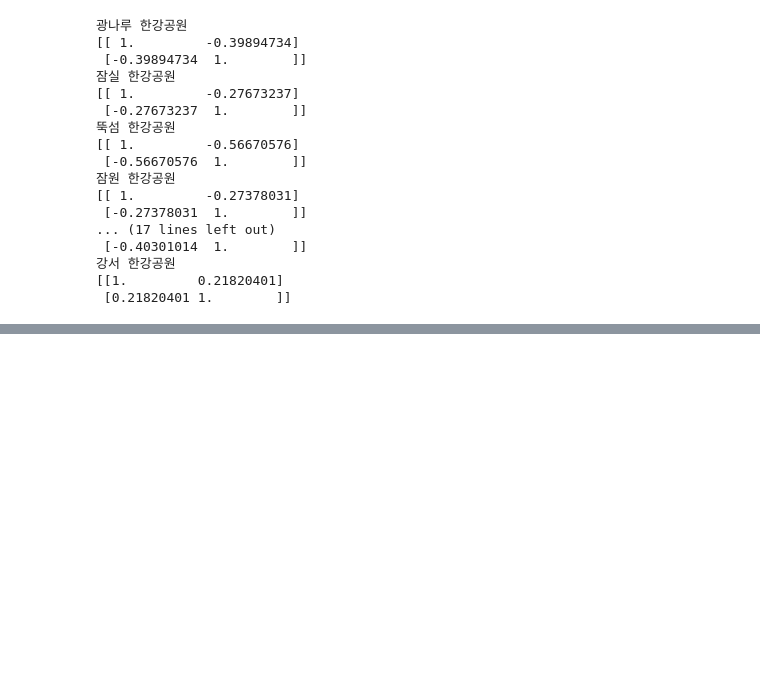
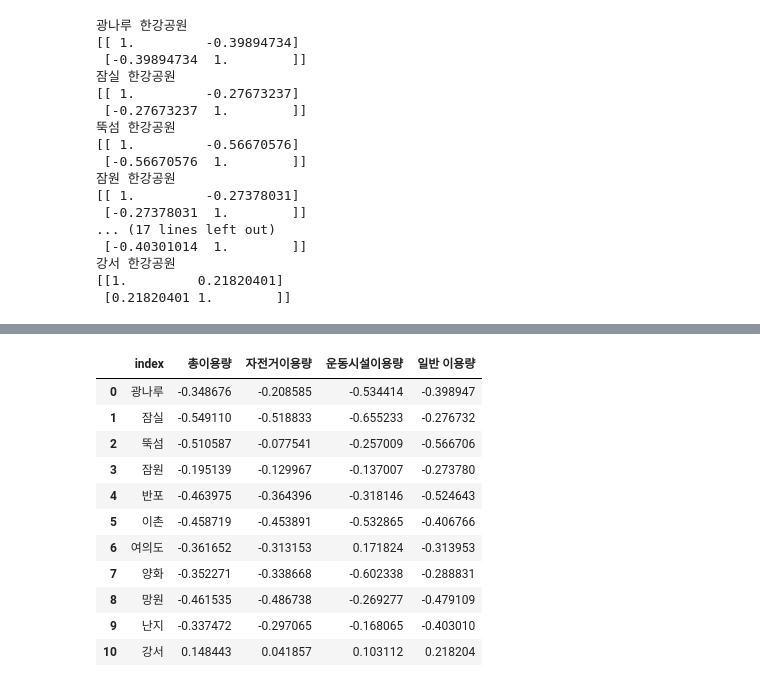
Before and after one commit to doungge/covid19---hangangpark, a Jupyter notebook: 한강공원과 코로나.ipynb, the cells around one changed output, grey strips where cells are left out. Saved outputs shown, nothing was run; the diff lists cells and outputs as text; code cells hidden in the pictures; blank space fills up the shorter version.

```diff
--- a/한강공원과 코로나.ipynb
+++ b/한강공원과 코로나.ipynb
@@ -1500,0 +1467,21 @@ plt.show()
+# %%
+index1 = ['총이용량','자전거이용량','운동시설이용량','일반 이용량']
+columns1 = ['광나루','잠실','뚝섬','잠원','반포','이촌','여의도','양화','망원','난지','강서']
+df1 = pd.DataFrame([cor1,cor2, cor3, cor4],index=index1, columns=columns1)
+df1= df1.T
+df1
+df1.reset_index(inplace = True)
+df1
+# %% [output]
+|  | index | 총이용량 | 자전거이용량 | 운동시설이용량 | 일반 이용량 |
+| 0 | 광나루 | -0.348676 | -0.208585 | -0.534414 | -0.398947 |
+| 1 | 잠실 | -0.549110 | -0.518833 | -0.655233 | -0.276732 |
+| 2 | 뚝섬 | -0.510587 | -0.077541 | -0.257009 | -0.566706 |
+| 3 | 잠원 | -0.195139 | -0.129967 | -0.137007 | -0.273780 |
+| 4 | 반포 | -0.463975 | -0.364396 | -0.318146 | -0.524643 |
+| 5 | 이촌 | -0.458719 | -0.453891 | -0.532865 | -0.406766 |
+| 6 | 여의도 | -0.361652 | -0.313153 | 0.171824 | -0.313953 |
+| 7 | 양화 | -0.352271 | -0.338668 | -0.602338 | -0.288831 |
+| 8 | 망원 | -0.461535 | -0.486738 | -0.269277 | -0.479109 |
+| 9 | 난지 | -0.337472 | -0.297065 | -0.168065 | -0.403010 |
+| 10 | 강서 | 0.148443 | 0.041857 | 0.103112 | 0.218204 |
```
Also changed, not shown: parts of 20 cells of this notebook.
